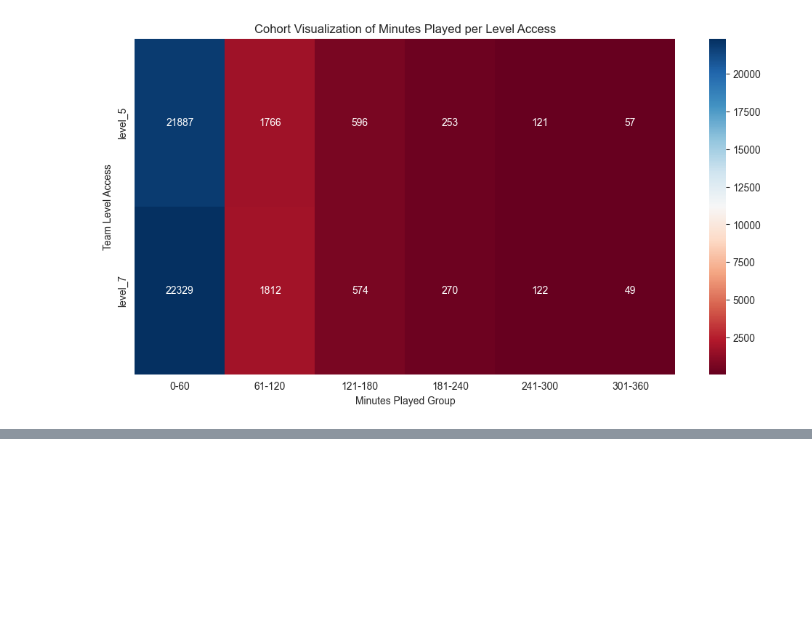
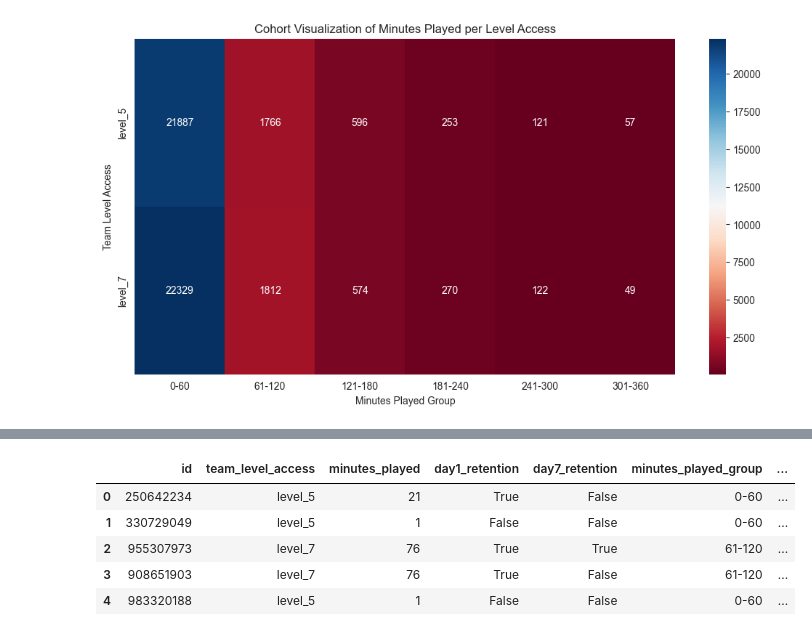
Before and after one commit to dthunn/python-business-analytics, a Jupyter notebook: a_b_testing/intro_a_b.ipynb, the cells around one changed output, grey strips where cells are left out. Saved outputs shown, nothing was run; the diff lists cells and outputs as text; code cells hidden in the pictures; blank space fills up the shorter version.

```diff
--- a/a_b_testing/intro_a_b.ipynb
+++ b/a_b_testing/intro_a_b.ipynb
@@ -150,0 +258,20 @@ plt.show()
+# %%
+# Build a function for stratified randomization
+def stratified_randomization(group):
+    # Assign 'A' or 'B' with equal probability
+    group['group_assignment'] = np.random.choice(['A', 'B'],
+                                              size = len(group),
+                                              p = [0.5, 0.5])
+    return group
+# %%
+# Apply the function
+df_stratified = df_stratified.groupby(
+    'age_group', group_keys = False).apply(stratified_randomization, include_groups=False)
+df_stratified.head()
+# %% [output]
+|  | id | team_level_access | minutes_played | day1_retention | day7_retention | minutes_played_group | ... |
+| 0 | 250642234 | level_5 | 21 | True | False | 0-60 | ... |
+| 1 | 330729049 | level_5 | 1 | False | False | 0-60 | ... |
+| 2 | 955307973 | level_7 | 76 | True | True | 61-120 | ... |
+| 3 | 908651903 | level_7 | 76 | True | False | 61-120 | ... |
+| 4 | 983320188 | level_5 | 1 | False | False | 0-60 | ... |
```
Also changed, not shown: parts of 20 cells of this notebook.
